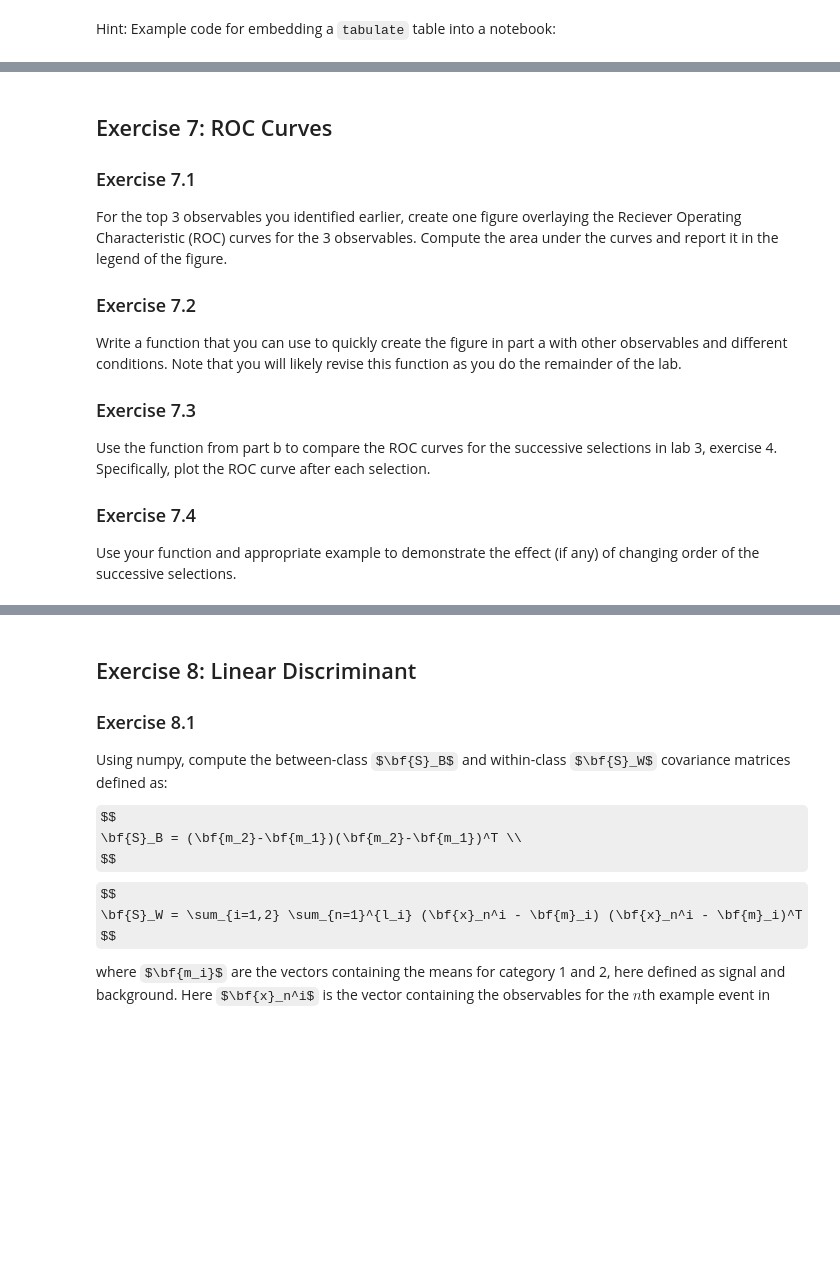
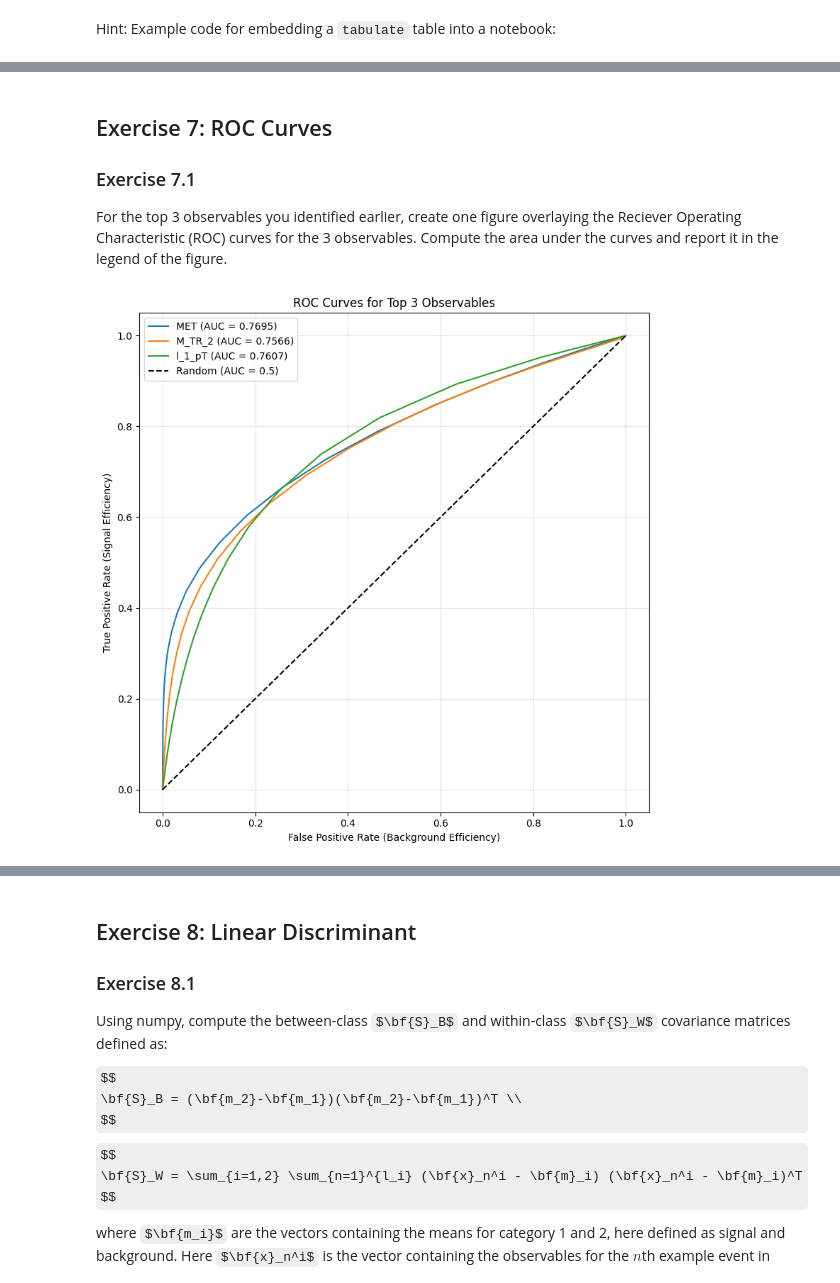
Before and after one commit to AnhkHuynh/DATA3402.Spring.2026, a Jupyter notebook: Labs/Lab.7/Lab.7.ipynb, the cells around one changed output, grey strips where cells are left out. Cells and saved outputs as stored; diff of their text form; code cells hidden in the pictures; some formulas as TeX source; blank space fills up the shorter version.

```diff
--- a/Labs/Lab.7/Lab.7.ipynb
+++ b/Labs/Lab.7/Lab.7.ipynb
@@ -524,12 +975,60 @@ In 3c above you computed the significance for each observable assuming to make n
 
 ### Exercise 7.1
 For the top 3 observables you identified earlier, create one figure overlaying the Reciever Operating Characteristic (ROC) curves for the 3 observables. Compute the area under the curves and report it in the legend of the figure.
-
-### Exercise 7.2
-Write a function that you can use to quickly create the figure in part a with other observables and different conditions. Note that you will likely revise this function as you do the remainder of the lab.
-
-### Exercise 7.3
-Use the function from part b to compare the ROC curves for the successive selections in lab 3, exercise 4. Specifically, plot the ROC curve after each selection.
-
-### Exercise 7.4
-Use your function and appropriate example to demonstrate the effect (if any) of changing order of the successive selections.
+# %%
+# Exercise 7.1: ROC curves for top 3 observables with AUC, without sklearn
+
+# Use top 3 from optimal_cuts for scenario NS=100, NB=1000
+top3 = optimal_cuts[(100, 1000)]
+top3_vars = [c[0] for c in top3]
+
+thresholds_n = 200
+
+fig, ax = plt.subplots(figsize=(8, 8))
+
+for var in top3_vars:
+    thresholds = np.linspace(df[var].min(), df[var].max(), thresholds_n)
+
+    tpr_vals = []
+    fpr_vals = []
+
+    for xc in thresholds:
+        tpr_vals.append((df_sig[var] > xc).sum() / len(df_sig))
+        fpr_vals.append((df_bkg[var] > xc).sum() / len(df_bkg))
+
+    fpr_vals = np.array(fpr_vals)
+    tpr_vals = np.array(tpr_vals)
+
+    # Sort by FPR for plotting and AUC
+    order = np.argsort(fpr_vals)
+    fpr_sorted = fpr_vals[order]
+    tpr_sorted = tpr_vals[order]
+
+    # Add endpoints if needed
+    if fpr_sorted[0] > 0 or tpr_sorted[0] > 0:
+        fpr_sorted = np.insert(fpr_sorted, 0, 0.0)
+        tpr_sorted = np.insert(tpr_sorted, 0, 0.0)
+
+    if fpr_sorted[-1] < 1 or tpr_sorted[-1] < 1:
+        fpr_sorted = np.append(fpr_sorted, 1.0)
+        tpr_sorted = np.append(tpr_sorted, 1.0)
+
+    # AUC using trapezoidal rule
+    area = np.trapz(tpr_sorted, fpr_sorted)
+
+    ax.plot(fpr_sorted, tpr_sorted, label=f"{var} (AUC = {area:.4f})")
+
+# Random classifier line
+ax.plot([0, 1], [0, 1], "k--", label="Random (AUC = 0.5)")
+
+ax.set_xlabel("False Positive Rate (Background Efficiency)")
+ax.set_ylabel("True Positive Rate (Signal Efficiency)")
+ax.set_title("ROC Curves for Top 3 Observables")
+
+ax.legend()
+ax.grid(True, alpha=0.3)
+
+plt.tight_layout()
+plt.show()
+# %% [output]
+[figure, added]
```
Also changed, not shown: parts of 29 cells of this notebook.
